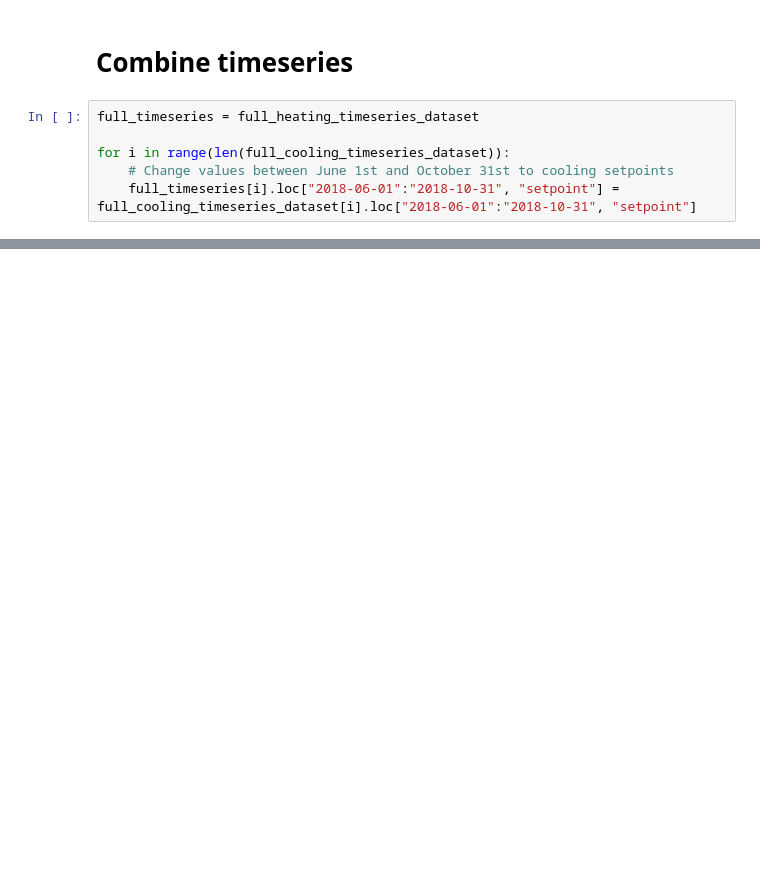
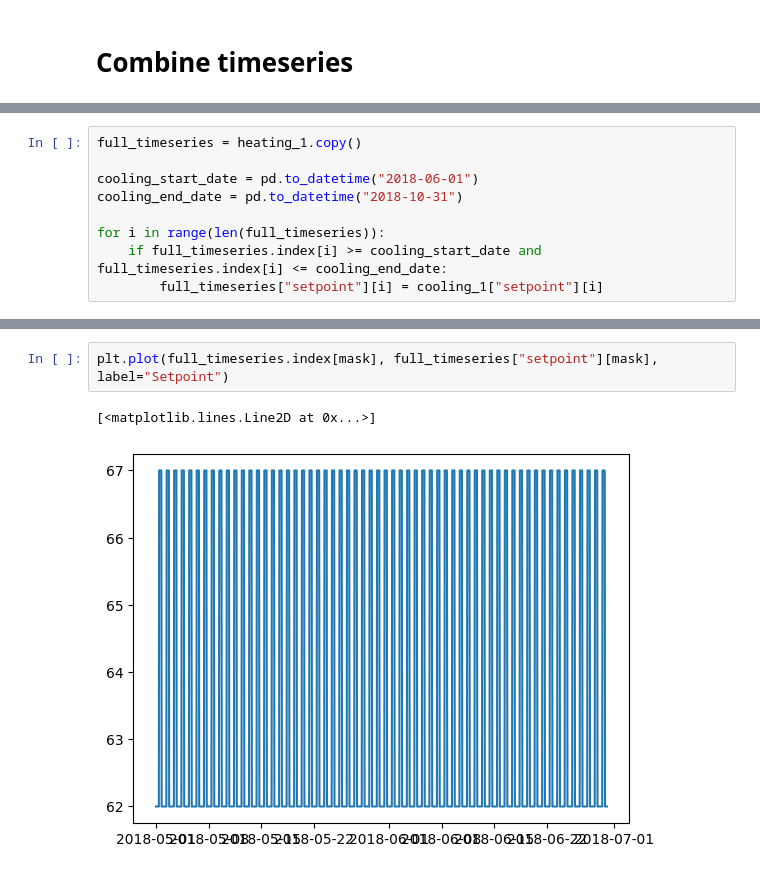
Before and after one commit to adrianlopezlanchares/Space-Conditioning-Electrification, a Jupyter notebook: consumption/data_transforms/data_transform.ipynb, the cells around one changed output, grey strips where cells are left out. Saved outputs shown, nothing was run; the diff lists cells and outputs as text; blank space fills up the shorter version.

```diff
--- a/consumption/data_transforms/data_transform.ipynb
+++ b/consumption/data_transforms/data_transform.ipynb
@@ -133,8 +138,2 @@ Processing building 11706/11707
 # %% [markdown]
 # Combine timeseries
-# %%
-full_timeseries = full_heating_timeseries_dataset
-
-for i in range(len(full_cooling_timeseries_dataset)):
-    # Change values between June 1st and October 31st to cooling setpoints
-    full_timeseries[i].loc["2018-06-01":"2018-10-31", "setpoint"] = full_cooling_timeseries_dataset[i].loc["2018-06-01":"2018-10-31", "setpoint"]
@@ -150,0 +211,9 @@ Name: count, dtype: int64
+# %%
+full_timeseries = heating_1.copy()
+
+cooling_start_date = pd.to_datetime("2018-06-01")
+cooling_end_date = pd.to_datetime("2018-10-31")
+
+for i in range(len(full_timeseries)):
+    if full_timeseries.index[i] >= cooling_start_date and full_timeseries.index[i] <= cooling_end_date:
+        full_timeseries["setpoint"][i] = cooling_1["setpoint"][i]
@@ -150,0 +231,5 @@ Name: count, dtype: int64
+# %%
+plt.plot(full_timeseries.index[mask], full_timeseries["setpoint"][mask], label="Setpoint")
+# %% [output]
+[<matplotlib.lines.Line2D at 0x...>]
+[figure, added]
```
Also changed, not shown: parts of 8 cells of this notebook.
